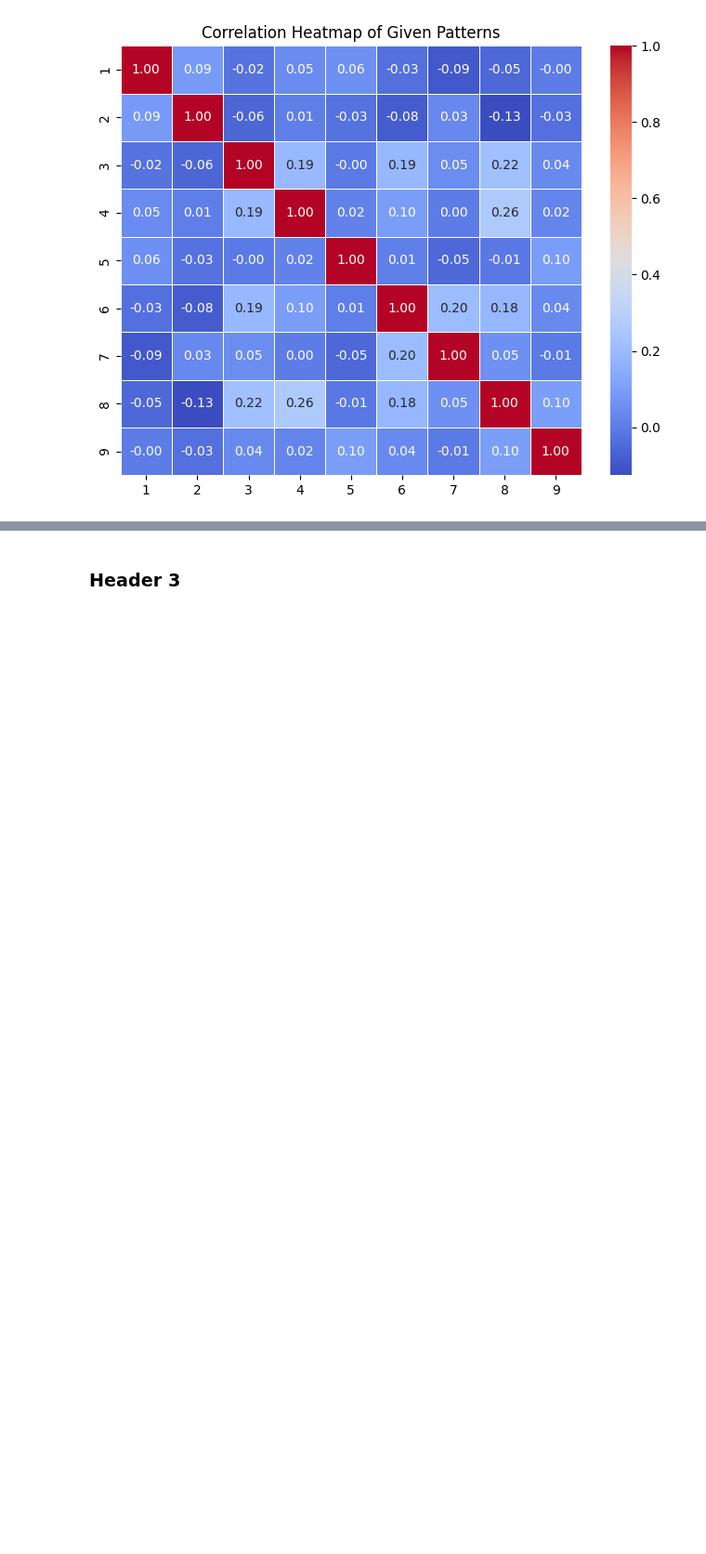
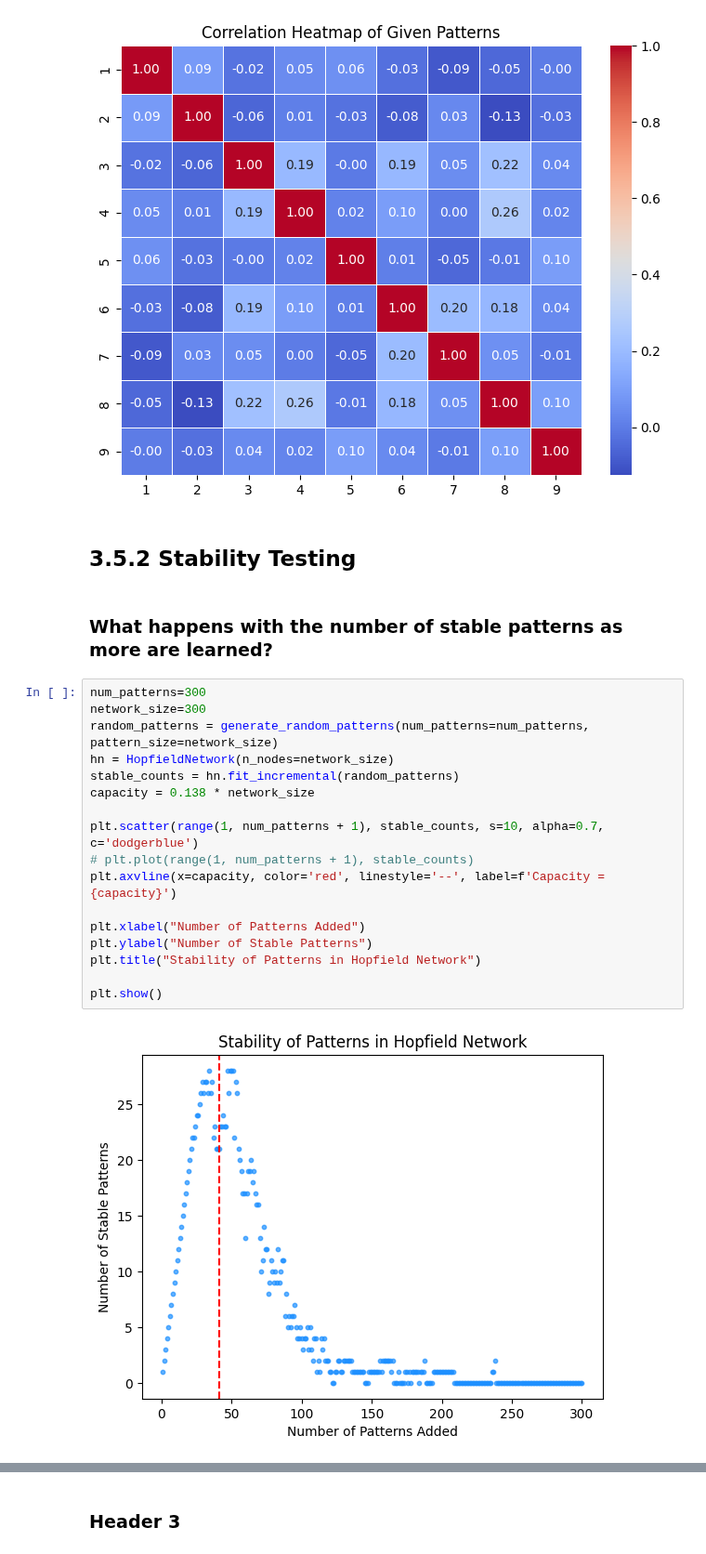
Before and after one commit to nathanansel28/DD2437, a Jupyter notebook: lab3/split3.ipynb, the cells around one changed output, grey strips where cells are left out. Shown at 93% size. Drawn from its saved outputs; the diff is of its cells as text; blank space fills up the shorter version.

```diff
--- a/lab3/split3.ipynb
+++ b/lab3/split3.ipynb
@@ -97,3 +99,26 @@ plt.show()
 # %% [output]
 [figure]
 [figure]
+# %% [markdown]
+## 3.5.2 Stability Testing
+# %% [markdown]
+### What happens with the number of stable patterns as more are learned?
+# %%
+num_patterns=300
+network_size=300
+random_patterns = generate_random_patterns(num_patterns=num_patterns, pattern_size=network_size)
+hn = HopfieldNetwork(n_nodes=network_size)
+stable_counts = hn.fit_incremental(random_patterns)
+capacity = 0.138 * network_size
+
+plt.scatter(range(1, num_patterns + 1), stable_counts, s=10, alpha=0.7, c='dodgerblue')
+# plt.plot(range(1, num_patterns + 1), stable_counts)
+plt.axvline(x=capacity, color='red', linestyle='--', label=f'Capacity = {capacity}')
+
+plt.xlabel("Number of Patterns Added")
+plt.ylabel("Number of Stable Patterns")
+plt.title("Stability of Patterns in Hopfield Network")
+
+plt.show()
+# %% [output]
+[figure, added]
```
Also changed, not shown: parts of 7 cells of this notebook, 1 other file.
